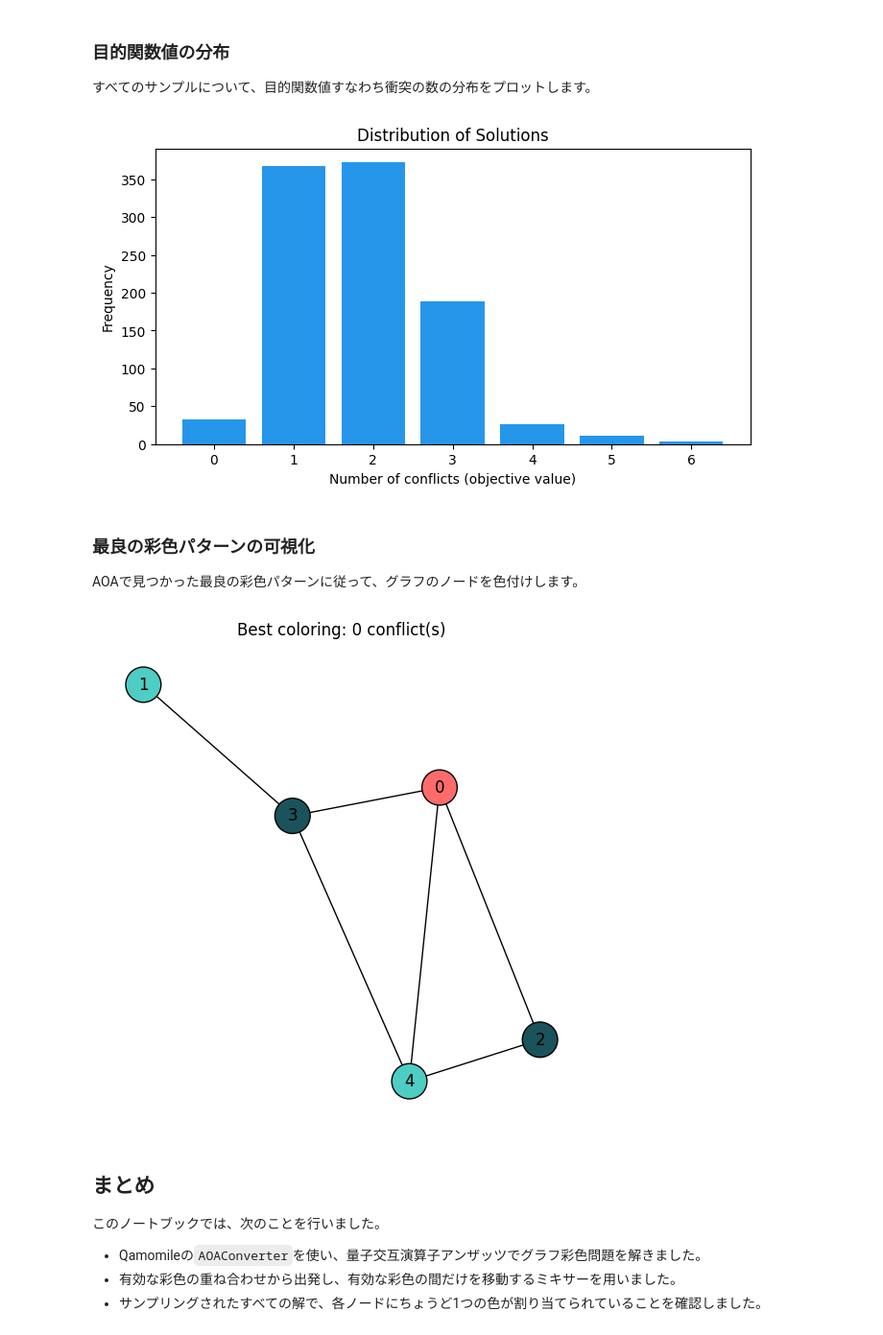
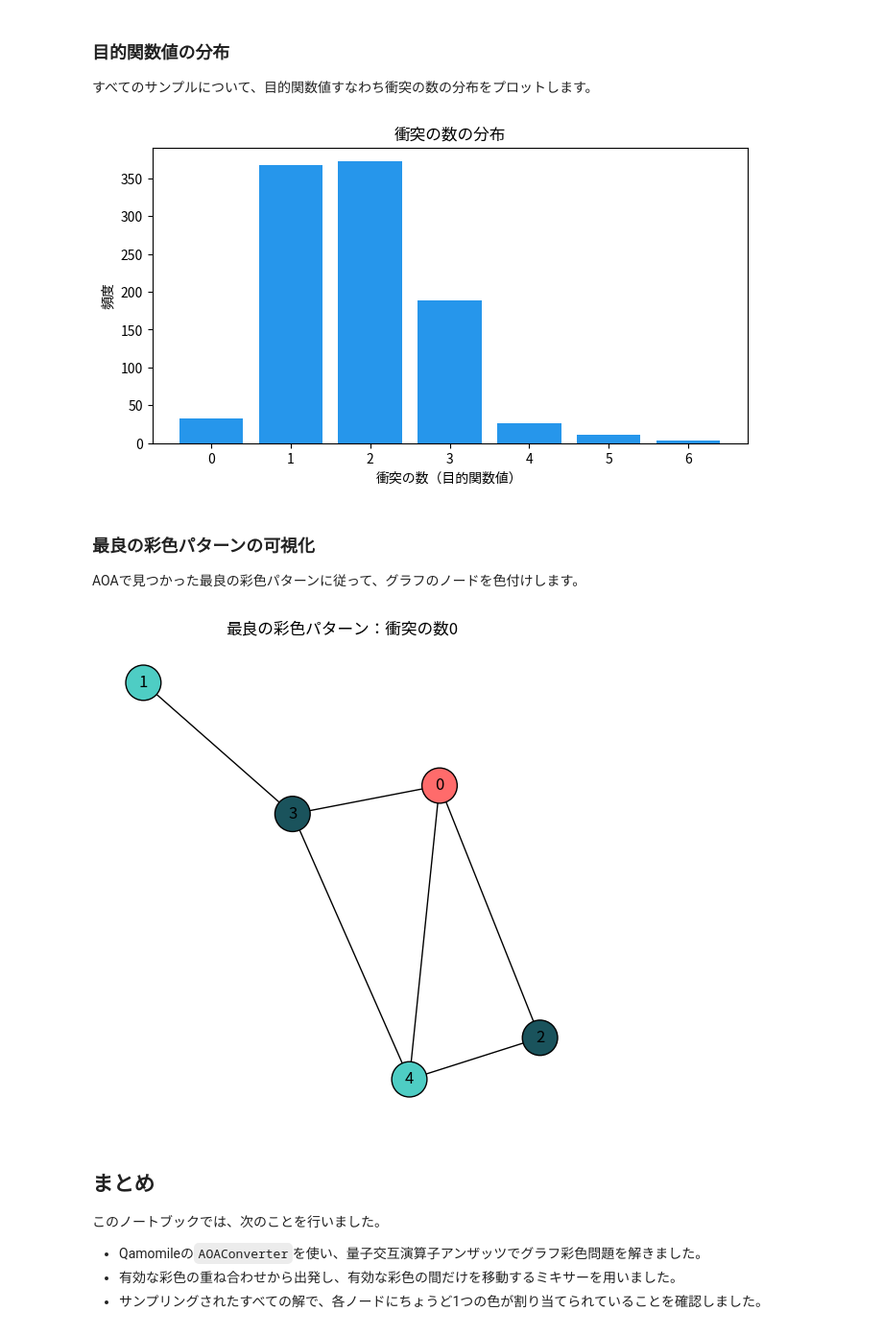
Before and after one commit to baptistechev/Qamomile, a Jupyter notebook: docs/ja/algorithm/aoa_coloring_problem.ipynb, the cells around one changed output. Shown at 96% size. Cells and saved outputs as stored; diff of their text form; code cells hidden in the pictures.

```diff
--- a/docs/ja/algorithm/aoa_coloring_problem.ipynb
+++ b/docs/ja/algorithm/aoa_coloring_problem.ipynb
@@ -33,6 +33,20 @@ from qamomile.circuit.algorithm.qaoa import ising_cost
 from qamomile.circuit.stdlib.state_preparation import prepare_dicke
 from qamomile.optimization.aoa import AOAConverter
 from qamomile.qiskit import QiskitTranspiler
+
+# グラフの日本語ラベル用フォント（インストール済みの最初のフォントが使われます）。
+JP_FONT = {
+    "font.family": "sans-serif",
+    "font.sans-serif": [
+        "Noto Sans CJK JP",
+        "IPAexGothic",
+        "Hiragino Sans",
+        "Yu Gothic",
+        "Meiryo",
+        "DejaVu Sans",
+    ],
+    "axes.unicode_minus": False,
+}
 # %% [markdown]
 ## 背景
 
@@ -446,15 +462,16 @@ assert num_conflicts == round(best.objective)
 # %%
 obj_counts = summary["objective"].value_counts().sort_index()
 assert obj_counts.sum() == total_samples
 
-plt.figure(figsize=(8, 4))
-plt.bar([str(int(o)) for o in obj_counts.index], obj_counts.values, color="#2696EB")
-plt.xlabel("Number of conflicts (objective value)")
-plt.ylabel("Frequency")
-plt.title("Distribution of Solutions")
-plt.show()
+with plt.rc_context(JP_FONT):
+    plt.figure(figsize=(8, 4))
+    plt.bar([str(int(o)) for o in obj_counts.index], obj_counts.values, color="#2696EB")
+    plt.xlabel("衝突の数（目的関数値）")
+    plt.ylabel("頻度")
+    plt.title("衝突の数の分布")
+    plt.show()
 # %% [output]
-[figure, old version]
+[figure, new version]
 # %% [markdown]
 ### 最良の彩色パターンの可視化
 
@@ -464,19 +481,20 @@ palette = ["#FF6B6B", "#4ECDC4", "#1A535C"]
 color_map = [palette[best_coloring[u]] for u in range(num_nodes)]
 assert len(color_map) == num_nodes
 
-plt.figure(figsize=(5, 5))
-nx.draw(
-    G,
-    pos,
-    with_labels=True,
-    node_color=color_map,
-    node_size=700,
-    edgecolors="black",
-)
-plt.title(f"Best coloring: {num_conflicts} conflict(s)")
-plt.show()
+with plt.rc_context(JP_FONT):
+    plt.figure(figsize=(5, 5))
+    nx.draw(
+        G,
+        pos,
+        with_labels=True,
+        node_color=color_map,
+        node_size=700,
+        edgecolors="black",
+    )
+    plt.title(f"最良の彩色パターン：衝突の数{num_conflicts}")
+    plt.show()
 # %% [output]
-[figure, old version]
+[figure, new version]
 # %% [markdown]
 ## まとめ
 
```
Also changed, not shown: parts of 2 cells of this notebook, 1 other file.
